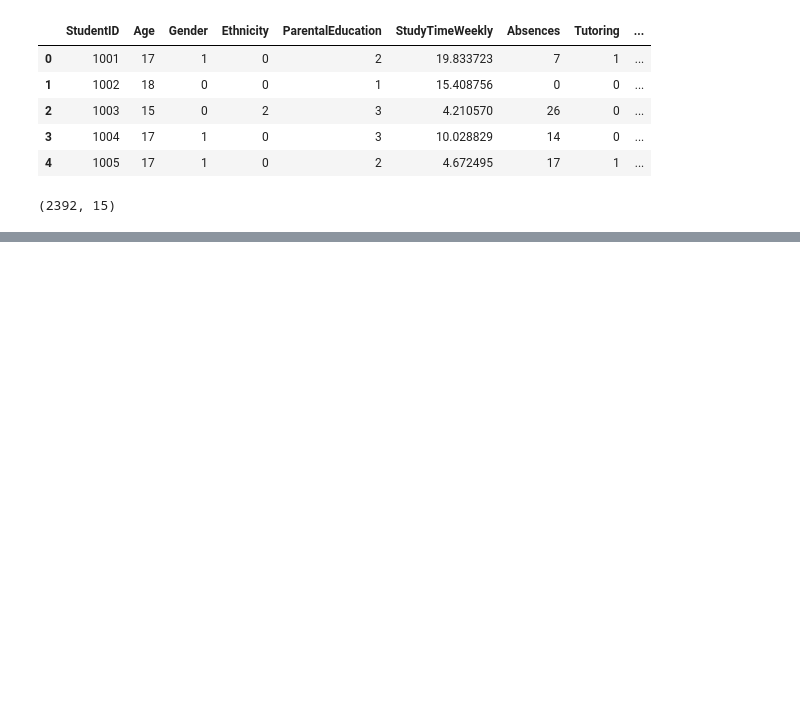
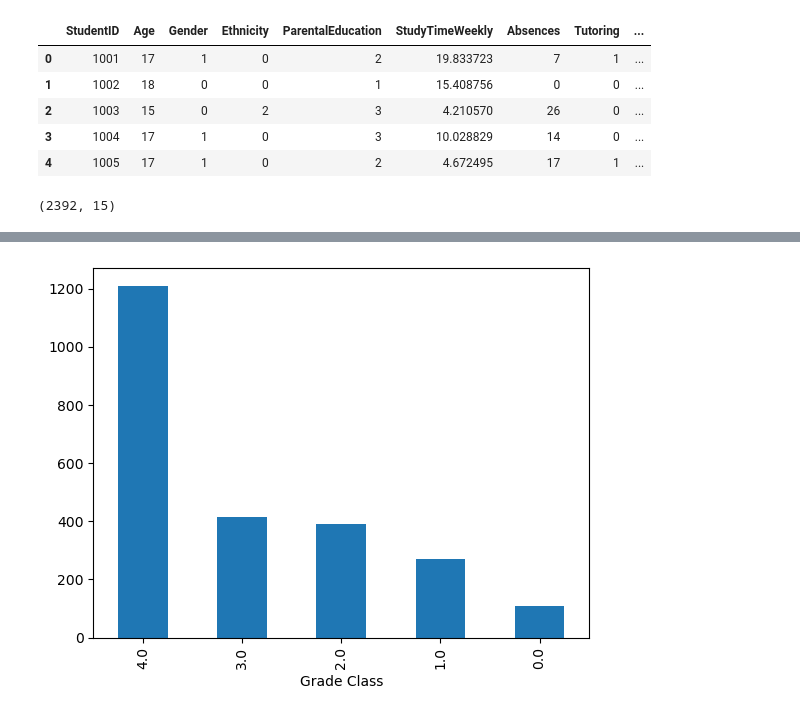
Before and after one commit to vprabhudesai/ContinuingStudingsProject, a Jupyter notebook: Module 2/data_cleaning_visualizing.ipynb, the cells around one changed output, grey strips where cells are left out. Cells and saved outputs as stored; diff of their text form; code cells hidden in the pictures; blank space fills up the shorter version.

```diff
--- a/Module 2/data_cleaning_visualizing.ipynb
+++ b/Module 2/data_cleaning_visualizing.ipynb
@@ -25,0 +42,6 @@ df.dropna
+# %%
+df['GradeClass'].value_counts().plot(kind='bar')
+plt.xlabel('Grade Class')
+plt.show()
+# %% [output]
+[figure, added]
```
Also changed, not shown: parts of 5 cells of this notebook, 1 other file.
